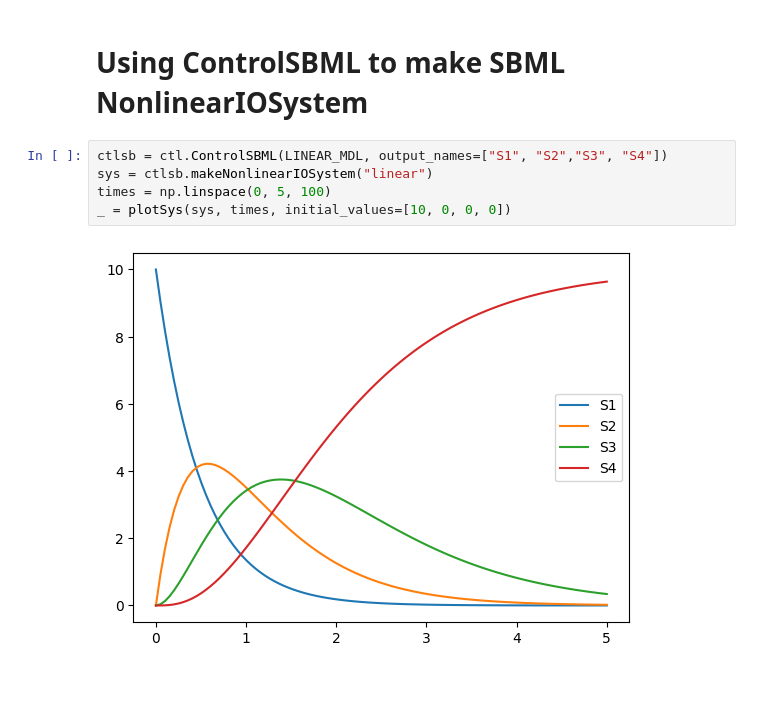
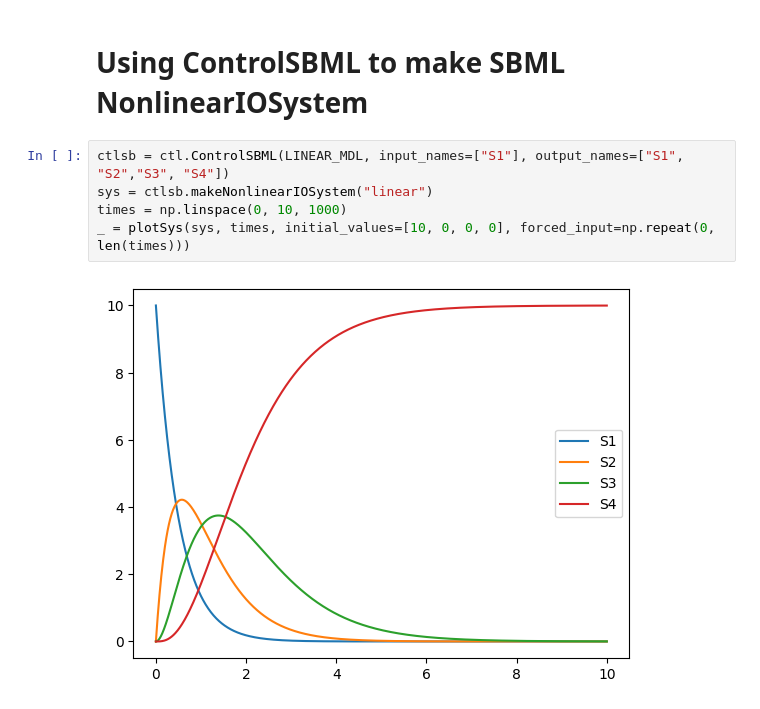
Before and after one commit to joseph-hellerstein/advanced-controls-lectures, a Jupyter notebook: classes/winter_2023/lectures/lecture_05-simulating-system-elements/simulating_system_elements.ipynb, the cells around one changed output. Cells and saved outputs as stored; diff of their text form.

```diff
--- a/classes/winter_2023/lectures/lecture_05-simulating-system-elements/simulating_system_elements.ipynb
+++ b/classes/winter_2023/lectures/lecture_05-simulating-system-elements/simulating_system_elements.ipynb
@@ -570,9 +566,9 @@ plt.show(block=False)
 # %% [markdown]
 # Using ControlSBML to make SBML NonlinearIOSystem
 # %%
-ctlsb = ctl.ControlSBML(LINEAR_MDL, output_names=["S1", "S2","S3", "S4"])
+ctlsb = ctl.ControlSBML(LINEAR_MDL, input_names=["S1"], output_names=["S1", "S2","S3", "S4"])
 sys = ctlsb.makeNonlinearIOSystem("linear")
-times = np.linspace(0, 5, 100)
-_ = plotSys(sys, times, initial_values=[10, 0, 0, 0])
+times = np.linspace(0, 10, 1000)
+_ = plotSys(sys, times, initial_values=[10, 0, 0, 0], forced_input=np.repeat(0, len(times)))
 # %% [output]
-[figure, old version]
+[figure, new version]
```
Also changed, not shown: parts of 1 cell of this notebook.
